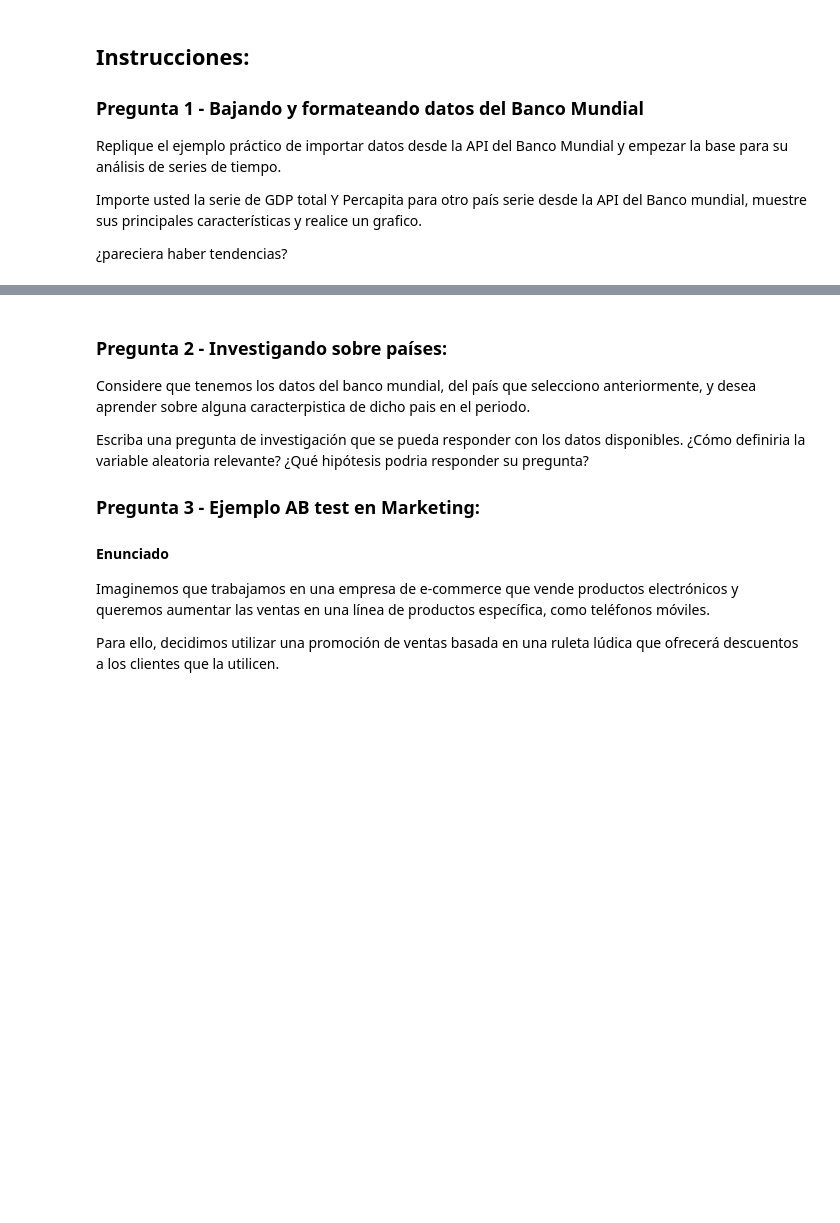
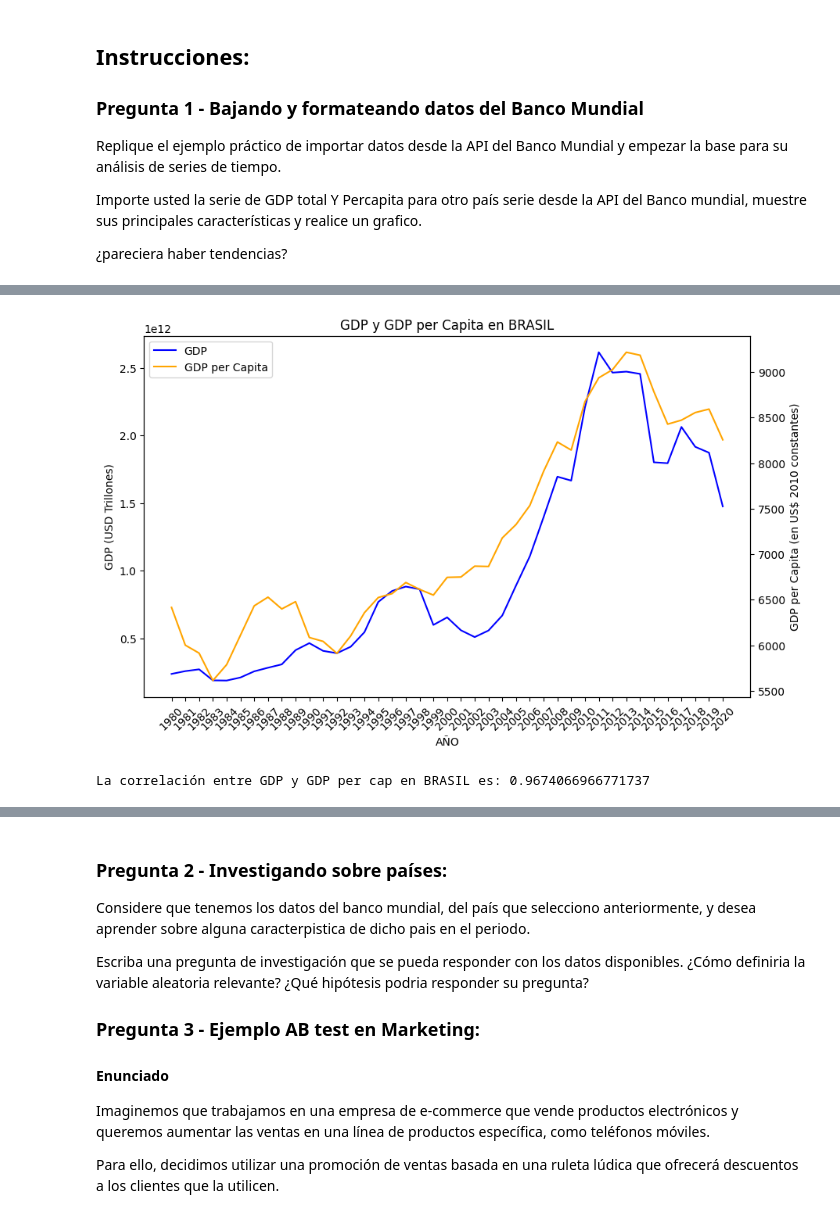
Before and after one commit to cindygarcia/TrabajoAnalisisDatos, a Jupyter notebook: taller1_enunciado.ipynb, the cells around one changed output, grey strips where cells are left out. Cells and saved outputs as stored; diff of their text form; code cells hidden in the pictures; blank space fills up the shorter version.

```diff
--- a/taller1_enunciado.ipynb
+++ b/taller1_enunciado.ipynb
@@ -20,0 +137,54 @@ import pandas as pd
+# %%
+#GRAFICAMOS AMBOS
+#Graficamos GDP y GDP per cap en un mismo gráfico para hacer un análisis visual e identificar algún patrón en la data
+
+# Assuming 'GDPxCAP' and 'GDP' are the names of your DataFrames
+#df_GDPpc_sorted, df_GDP_sorted
+
+# Reset index for both DataFrames
+df_GDPpc_sorted_reset = df_GDPpc_sorted.reset_index()
+df_GDP_sorted_reset = df_GDP_sorted.reset_index()
+
+# Extract years and GDP values
+years = df_GDP_sorted_reset['year']
+df_GDP_sorted_values = df_GDP_sorted_reset['NY.GDP.MKTP.CD.']
+df_GDPpc_sorted_values = df_GDPpc_sorted_reset['NY.GDP.PCAP.KD']
+
+# Create the figure and axis objects
+fig, ax = plt.subplots(figsize=(10, 6))
+
+# Plot GDP
+ax.plot(years, df_GDP_sorted_values, label='GDP', color='blue')
+
+# Plot GDP per Capita on a secondary y-axis
+ax2 = ax.twinx()
+ax2.plot(years, df_GDPpc_sorted_values, label='GDP per Capita', color='orange')
+
+# Set labels and titles
+ax.set_xlabel('AÑO')
+ax.set_ylabel('GDP (USD Trillones)')
+ax2.set_ylabel('GDP per Capita (en US$ 2010 constantes)')
+plt.title(f"GDP y GDP per Capita en {pp}")
+
+for tick in ax.get_xticklabels():
+    tick.set_rotation(45)
+
+# Add legend
+lines, labels = ax.get_legend_handles_labels()
+lines2, labels2 = ax2.get_legend_handles_labels()
+ax2.legend(lines + lines2, labels + labels2, loc=0)
+
+# Show the plot
+plt.show()
+# %% [output]
+[figure, added]
+# %%
+#Separamos las dos series que queremos correlacionar: df_GDPpc_sorted, df_GDP_sorted
+GDP = df_GDP_sorted['NY.GDP.MKTP.CD.']
+GDP_per_cap = df_GDPpc_sorted['NY.GDP.PCAP.KD']
+
+# Usamos el método corr para calcular la correlación
+correlation = GDP.corr(GDP_per_cap)
+print(f"La correlación entre GDP y GDP per cap en {pp} es: {correlation}")
+# %% [output]
+La correlación entre GDP y GDP per cap en BRASIL es: 0.9674066966771737
```
Also changed, not shown: parts of 7 cells of this notebook.
